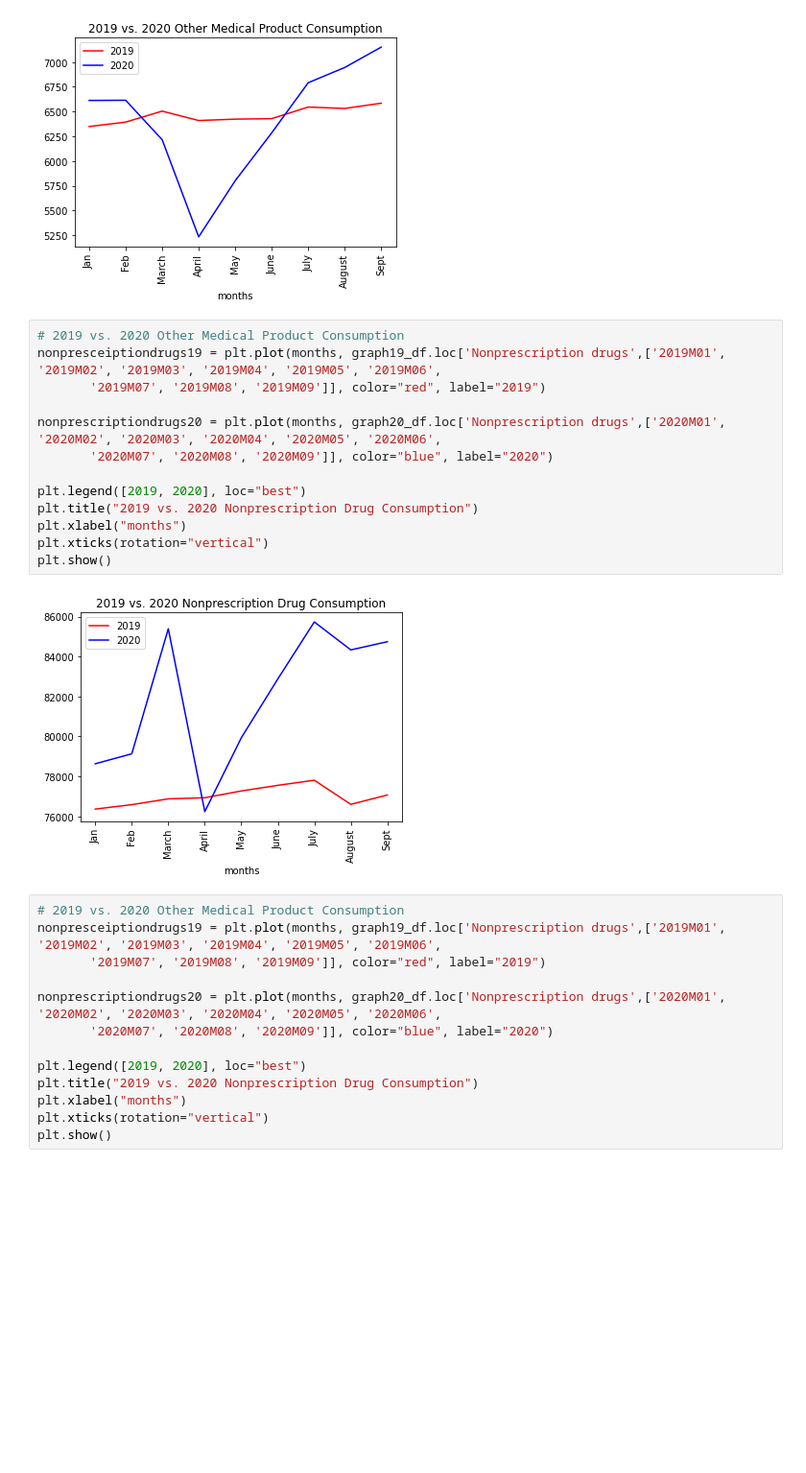
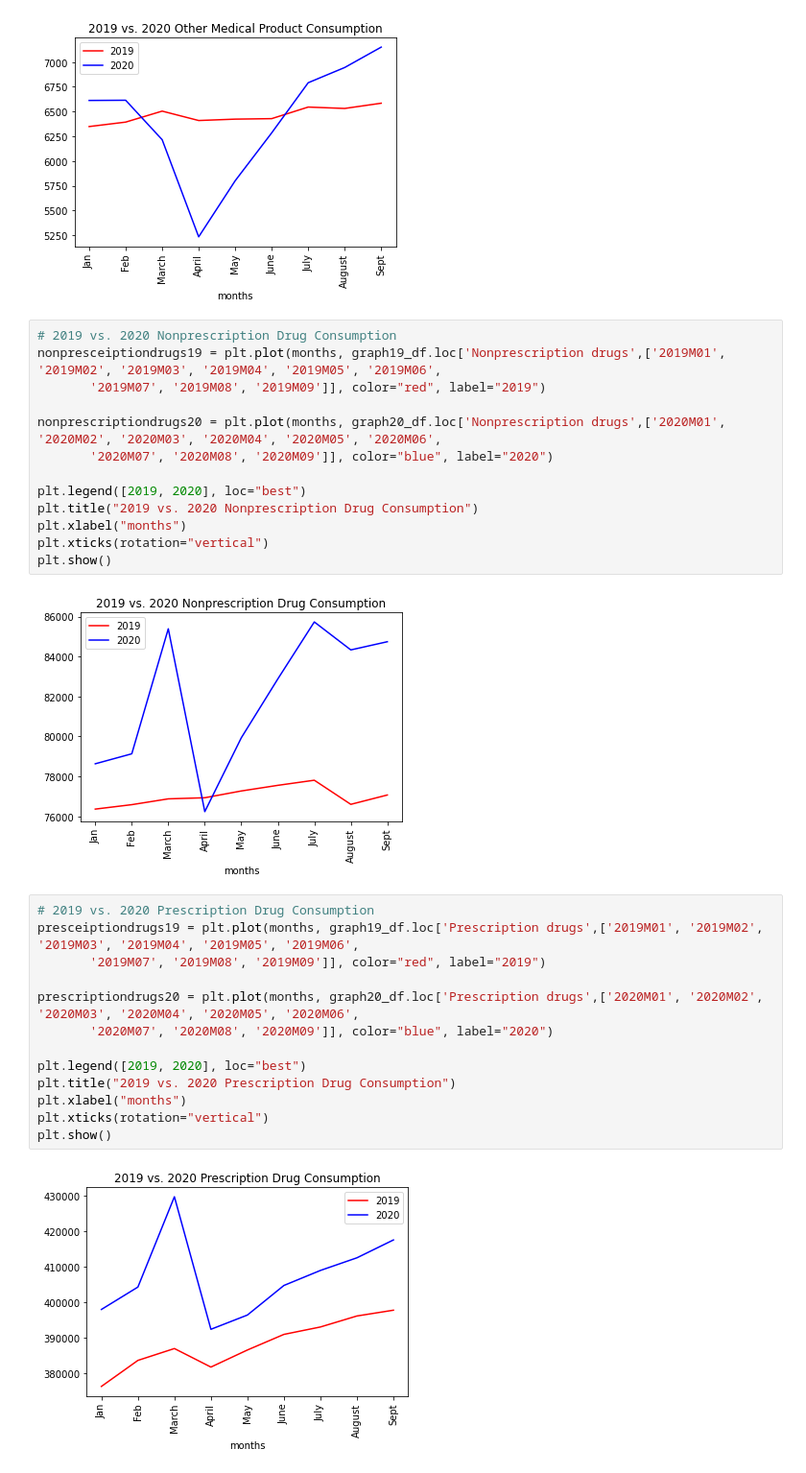
Before and after one commit to staceywai/bootcamp-project, a Jupyter notebook: 2019 vs. 2020 Necessities Comparison.ipynb, the cells around one changed output. Shown: that part at 96% size. Drawn from its saved outputs; the diff is of its cells as text; blank space fills up the shorter version.

```diff
--- a/2019 vs. 2020 Necessities Comparison.ipynb
+++ b/2019 vs. 2020 Necessities Comparison.ipynb
@@ -240,7 +240,7 @@ plt.show()
 # %% [output]
 [figure]
 # %%
-# 2019 vs. 2020 Other Medical Product Consumption
+# 2019 vs. 2020 Nonprescription Drug Consumption
 nonpresceiptiondrugs19 = plt.plot(months, graph19_df.loc['Nonprescription drugs',['2019M01', '2019M02', '2019M03', '2019M04', '2019M05', '2019M06',
        '2019M07', '2019M08', '2019M09']], color="red", label="2019")
 
@@ -255,15 +255,17 @@ plt.show()
 # %% [output]
 [figure]
 # %%
-# 2019 vs. 2020 Other Medical Product Consumption
-nonpresceiptiondrugs19 = plt.plot(months, graph19_df.loc['Nonprescription drugs',['2019M01', '2019M02', '2019M03', '2019M04', '2019M05', '2019M06',
+# 2019 vs. 2020 Prescription Drug Consumption
+presceiptiondrugs19 = plt.plot(months, graph19_df.loc['Prescription drugs',['2019M01', '2019M02', '2019M03', '2019M04', '2019M05', '2019M06',
        '2019M07', '2019M08', '2019M09']], color="red", label="2019")
 
-nonprescriptiondrugs20 = plt.plot(months, graph20_df.loc['Nonprescription drugs',['2020M01', '2020M02', '2020M03', '2020M04', '2020M05', '2020M06',
+prescriptiondrugs20 = plt.plot(months, graph20_df.loc['Prescription drugs',['2020M01', '2020M02', '2020M03', '2020M04', '2020M05', '2020M06',
        '2020M07', '2020M08', '2020M09']], color="blue", label="2020")
 
 plt.legend([2019, 2020], loc="best")
-plt.title("2019 vs. 2020 Nonprescription Drug Consumption")
+plt.title("2019 vs. 2020 Prescription Drug Consumption")
 plt.xlabel("months")
 plt.xticks(rotation="vertical")
 plt.show()
+# %% [output]
+[figure, added]
```
